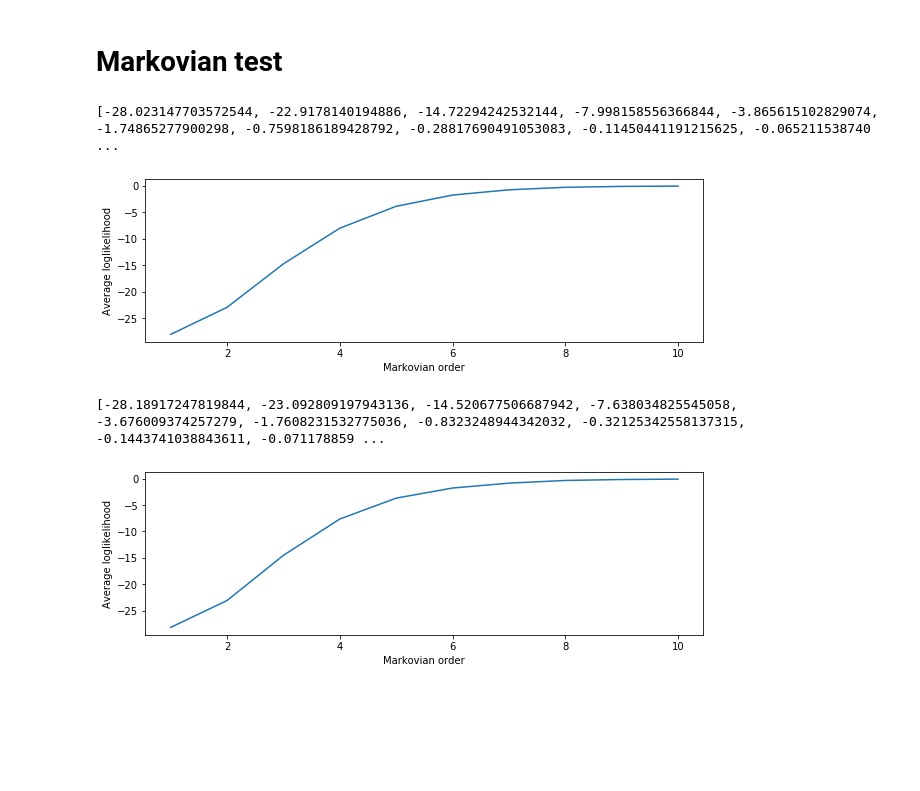
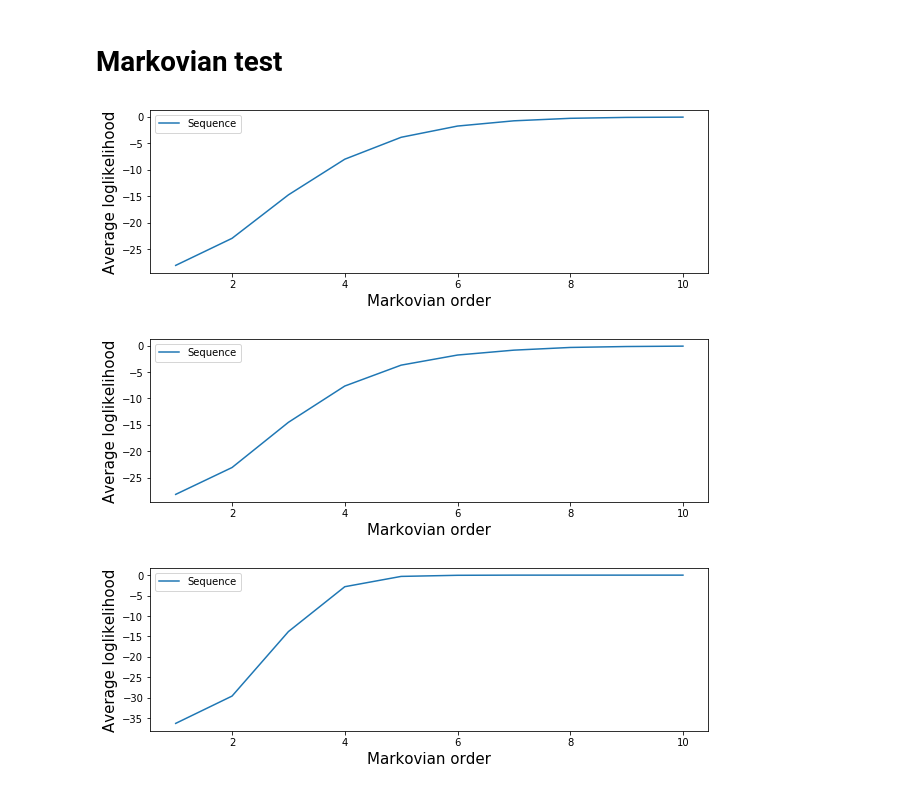
Before and after one commit to sjonany/replication_recanatesi_2015, a Jupyter notebook: markov_test.ipynb, the cells around one changed output. Saved outputs shown, nothing was run; the diff lists cells and outputs as text; code cells hidden in the pictures; blank space fills up the shorter version.

Commit message:
Completed analysis on harkirat's noise sequence data. We see expected noise effect on markovian order! Noise -> higher markovian order.

```diff
--- a/markov_test.ipynb
+++ b/markov_test.ipynb
@@ -3,10 +3,10 @@
 # %%
 import sequence_processor as seq_proc
 import matplotlib.pyplot as plt
+FONTSIZE = 15
 
-def plot_lls(seq_file):
+def get_ll_plot_data(seq_file):
   max_n = 10
-
   seqs = seq_proc.read_sequence_file(seq_file)
   avg_lls = []
   ns = list(range(1, max_n+1))
@@ -16,18 +16,29 @@ def plot_lls(seq_file):
     start_i = n
     avg_ll = seq_proc.compute_avg_log_likehood_markov_all_seqs(n, markov_table, start_i, seqs)
     avg_lls.append(avg_ll)
-  print(avg_lls)
+  return ns, avg_lls
+
+def plot_lls_one_seq(seq_file):
+  plot_lls({"Sequence": seq_file})
+
+def plot_lls(seq_name_to_file):
   fig, ax = plt.subplots(figsize=(10, 3))
-  ax.plot(ns, avg_lls)
-  ax.set_xlabel("Markovian order")
-  ax.set_ylabel("Average loglikelihood")
+  for seq_name, seq_file in seq_name_to_file.items():
+    ns, avg_lls = get_ll_plot_data(seq_file)
+    ax.plot(ns, avg_lls, label=seq_name)
+    ax.set_xlabel("Markovian order", fontsize=FONTSIZE)
+    ax.set_ylabel("Average loglikelihood", fontsize=FONTSIZE)
+  ax.legend()
+  return fig
 # %%
-plot_lls("sequences/seq_default.txt")
+plot_lls_one_seq("sequences/seq_default.txt")
 # %% [output]
-[-28.023147703572544, -22.9178140194886, -14.72294242532144, -7.998158556366844, -3.865615102829074, -1.74865277900298, -0.7598186189428792, -0.28817690491053083, -0.11450441191215625, -0.065211538740 ...
-[figure, old version]
+[figure, new version]
 # %%
-plot_lls("sequences/seq_default_2.txt")
+plot_lls_one_seq("sequences/seq_default_2.txt")
 # %% [output]
-[-28.18917247819844, -23.092809197943136, -14.520677506687942, -7.638034825545058, -3.676009374257279, -1.7608231532775036, -0.8323248944342032, -0.32125342558137315, -0.1443741038843611, -0.071178859 ...
-[figure, old version]
+[figure, new version]
+# %%
+plot_lls_one_seq("sequences/seq_doubleNoise.txt")
+# %% [output]
+[figure, added]
```
Also changed, not shown: parts of 3 cells of this notebook, 1 other file.
